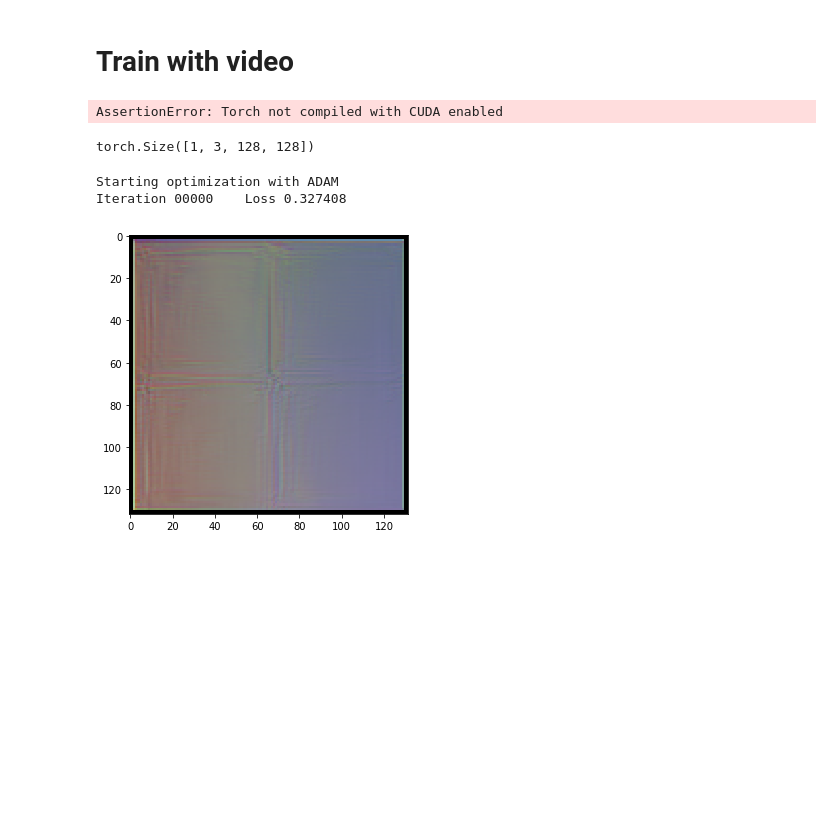
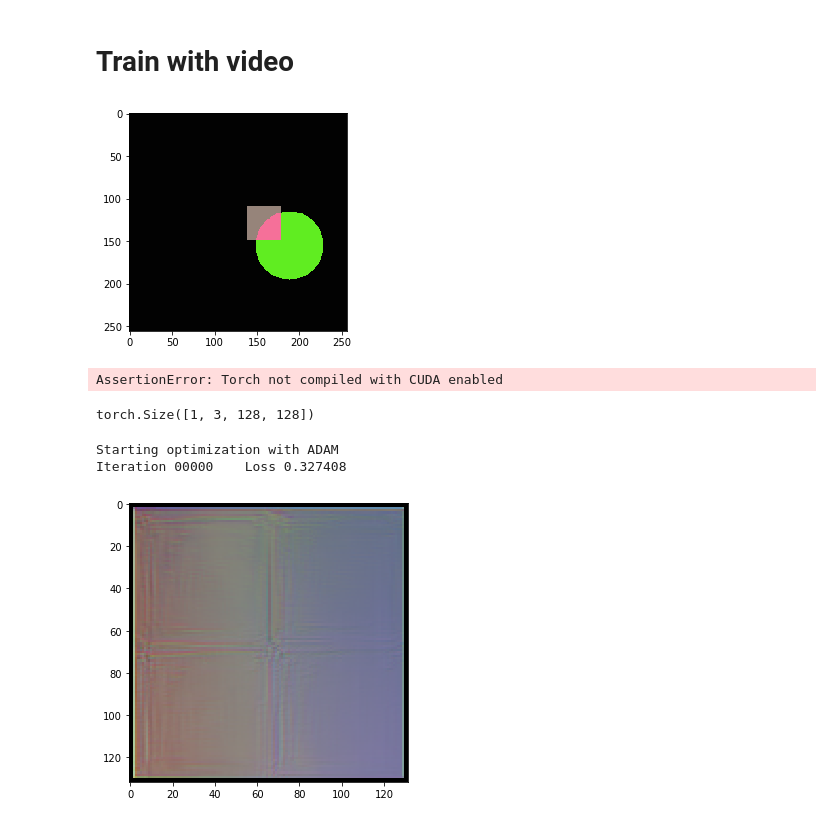
Before and after one commit to FilatovArtm/Images2Life, a Jupyter notebook: test_experiment.ipynb, the cells around one changed output. Drawn from its saved outputs; the diff is of its cells as text; code cells hidden in the pictures; blank space fills up the shorter version.

Commit message:
random texture generator

```diff
--- a/test_experiment.ipynb
+++ b/test_experiment.ipynb
@@ -3,3 +6,10 @@
+# %%
+res = generateSyntheticTexture(random=True, seed=6)
+# %%
+plt.imshow(res[0])
+plt.show()
+# %% [output]
+[figure, added]
 # %%
 from experiment.experiment import Experiment
 from experiment.spatial_utils import preprocessTarget, SpatialLoss, SpatialMapsGenerator, BatchGenerator
```
Also changed, not shown: parts of 1 cell of this notebook, 1 other file.
